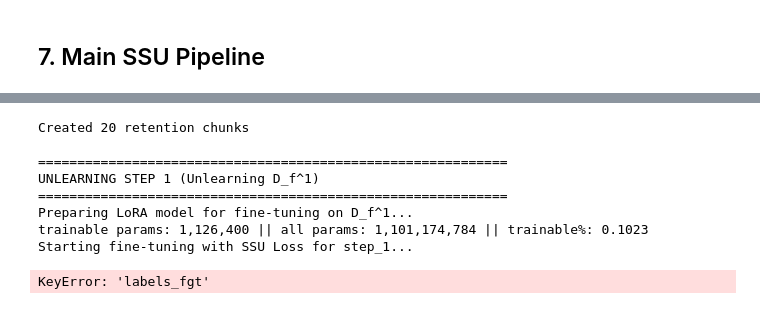
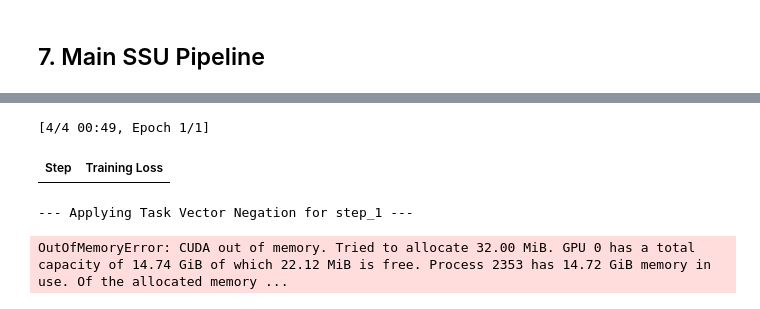
Before and after one commit to mohammad-malik/llm-unlearning-copyright-Infringement, a Jupyter notebook: SSU_Unlearning.ipynb, the cells around one changed output, grey strips where cells are left out. Saved outputs shown, nothing was run; the diff lists cells and outputs as text; code cells hidden in the pictures.

```diff
--- a/SSU_Unlearning.ipynb
+++ b/SSU_Unlearning.ipynb
@@ -130,7 +136,7 @@ if Config.USE_HF_TOKEN:
 
     # Try environment variable
     if not hf_token:
-        hf_token = os.environ.get('HF_TOKEN')
+        hf_token = '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'
 
     if hf_token:
         try:
@@ -188,6 +194,10 @@ def generate_simulated_data(text, chunk_size, num_chunks, tokenizer_name):
     # Get model max length - this is the MAXIMUM tokens the model can handle
     # TinyLlama has max_length of 2048 tokens
     max_length = getattr(tokenizer, 'model_max_length', 32000)
+
+    # Fix for huge model_max_length causing OverflowError
+    if max_length > 100000:
+        max_length = 8192  # Set a reasonable limit
 
     # Use a safe chunk size that's smaller than model max length
     # We use chunk_size from config (256) but ensure it's under the model limit
@@ -437,7 +447,7 @@ def get_all_books_for_initial_finetuning():
             text = load_book_text(book_file)
             if text and len(text) > 1000:
                 book_texts.append(text)
-                print(f"✓ Loaded book {book_id} ({len(text)} chars)")
+                print(f"Loaded book {book_id} ({len(text)} chars)")
 
     if not book_texts:
         print("Warning: No books downloaded. Using dummy text.")
@@ -470,7 +480,7 @@ def get_unlearning_datasets():
                     text = load_book_text(book_file)
                     if text and len(text) > 1000:
                         book_texts.append(text)
-                        print(f"✓ Loaded book {book_id} for step {t+1}")
+                        print(f"Loaded book {book_id} for step {t+1}")
             if not book_texts:
                 print(f"Warning: No valid books for step {t+1}. Using dummy text.")
                 book_texts = [DUMMY_BOOK_TEXT]
@@ -664,7 +676,7 @@ def load_model_with_retry(model_name, max_retries=3, retry_delay=5):
                 torch_dtype=dtype,
                 device_map=device,  # Use single device instead of "auto"
                 trust_remote_code=True,
-                resume_download=True  # Resume interrupted downloads
+                attn_implementation="eager",
             )
 
             # Ensure model is on the correct device
@@ -992,9 +1018,20 @@ def run_sequential_unlearning(start_step=1, end_step=None):
             # Convert device object to string if needed
             device = str(device).split(':')[0]  # Get 'cuda' or 'cpu'
 
+        if hasattr(current_model, "enable_input_require_grads"):
+            current_model.enable_input_require_grads()
+        else:
+            def make_inputs_require_grad(module, input, output):
+                output.requires_grad_(True)
+            current_model.get_input_embeddings().register_forward_hook(make_inputs_require_grad)
+
         lora_model = create_lora_model(current_model)
         # PEFT models inherit device from base model, no need to call .to()
         lora_model.print_trainable_parameters()
+
+        # Disable cache for gradient checkpointing
+        if hasattr(lora_model.config, "use_cache"):
+            lora_model.config.use_cache = False
 
         training_args = TrainingArguments(
             output_dir=f"{Config.OUTPUT_DIR}/{step_prefix}_ft_checkpoints",
@@ -1009,6 +1046,10 @@ def run_sequential_unlearning(start_step=1, end_step=None):
             fp16=False,
             bf16=torch.cuda.is_available() and device == "cuda",
             dataloader_pin_memory=False,  # Fix device issues
+            label_names=["labels"],
+            gradient_checkpointing=True,  # Enable gradient checkpointing
+            remove_unused_columns=False,  # Keep custom labels
+            use_cache=False, # Disable KV cache for training
         )
 
         # Use custom data collator that preserves labels_fgt and labels_rnd
@@ -1018,22 +1059,35 @@ def run_sequential_unlearning(start_step=1, end_step=None):
             model=lora_model,
             args=training_args,
             train_dataset=dataset_t,
-            tokenizer=tokenizer,
+            processing_class=tokenizer,
             data_collator=data_collator,
         )
 
         print(f"Starting fine-tuning with SSU Loss for {step_prefix}...")
         trainer.train()
 
-        # Task Vector Negation Stage
-        theta_ft_t = lora_model.merge_and_unload()
-        unlearned_model_t = apply_task_vector_negation(current_model, theta_ft_t, step_prefix)
-        unlearned_model_t.requires_grad_(False)
+        # Task Vector Negation Stage: theta_new = theta_old - Delta_LoRA
+        print(f"\n--- Applying Task Vector Negation for {step_prefix} ---")
+
+        # 1. Negate LoRA weights: W_new = W_old - (W_ft - W_old) = W_old - W_lora
+        # We achieve this by multiplying LoRA weights by -1, then merging.
+        with torch.no_grad():
+            for name, param in lora_model.named_parameters():
+                if "lora" in name:
+                    param.data = -1 * param.data
+
+        print("LoRA weights negated.")
+
+        # 2. Merge negated weights into base model
+        current_model = lora_model.merge_and_unload()
+        current_model.requires_grad_(False)
+
+        print(f"Task Vector Negation complete for {step_prefix}.")
 
         # Save the unlearned model
-        unlearned_model_t.save_pretrained(f"{Config.OUTPUT_DIR}/{step_prefix}_unlearned_model")
+        current_model.save_pretrained(f"{Config.OUTPUT_DIR}/{step_prefix}_unlearned_model")
         tokenizer.save_pretrained(f"{Config.OUTPUT_DIR}/{step_prefix}_unlearned_model")
-        print(f"✓ Unlearned model {step_prefix} saved.")
+        print(f"Unlearned model {step_prefix} saved.")
 
         current_model = unlearned_model_t
 
@@ -1094,9 +1149,4 @@ The model is already on multiple devices. Skipping the move to device specified
-Created 20 retention chunks
-
-============================================================
-UNLEARNING STEP 1 (Unlearning D_f^1)
-============================================================
-Preparing LoRA model for fine-tuning on D_f^1...
-trainable params: 1,126,400 || all params: 1,101,174,784 || trainable%: 0.1023
-Starting fine-tuning with SSU Loss for step_1...
+[4/4 00:49, Epoch 1/1]
+| Step | Training Loss |
-KeyError: 'labels_fgt'
+--- Applying Task Vector Negation for step_1 ---
+OutOfMemoryError: CUDA out of memory. Tried to allocate 32.00 MiB. GPU 0 has a total capacity of 14.74 GiB of which 22.12 MiB is free. Process 2353 has 14.72 GiB memory in use. Of the allocated memory ...
```
Also changed, not shown: parts of 7 cells of this notebook.
